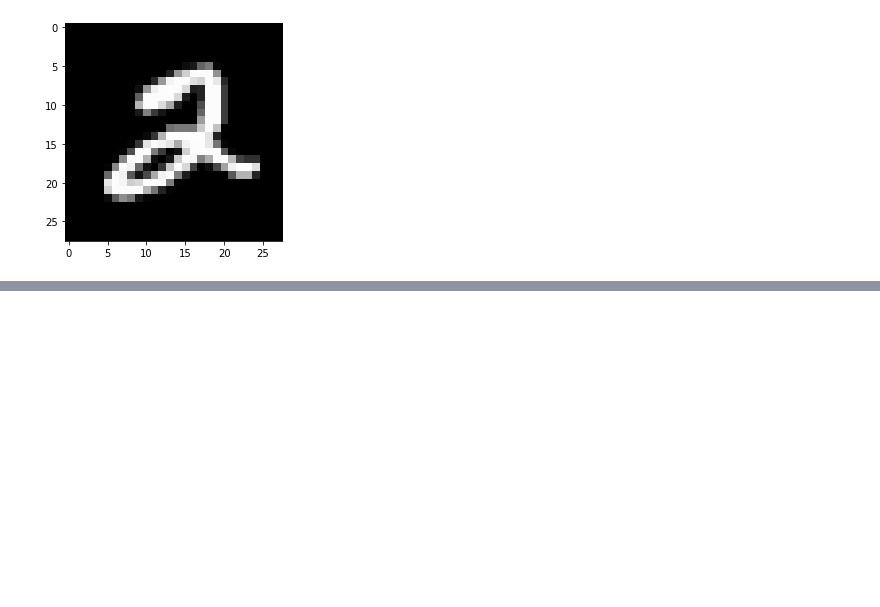
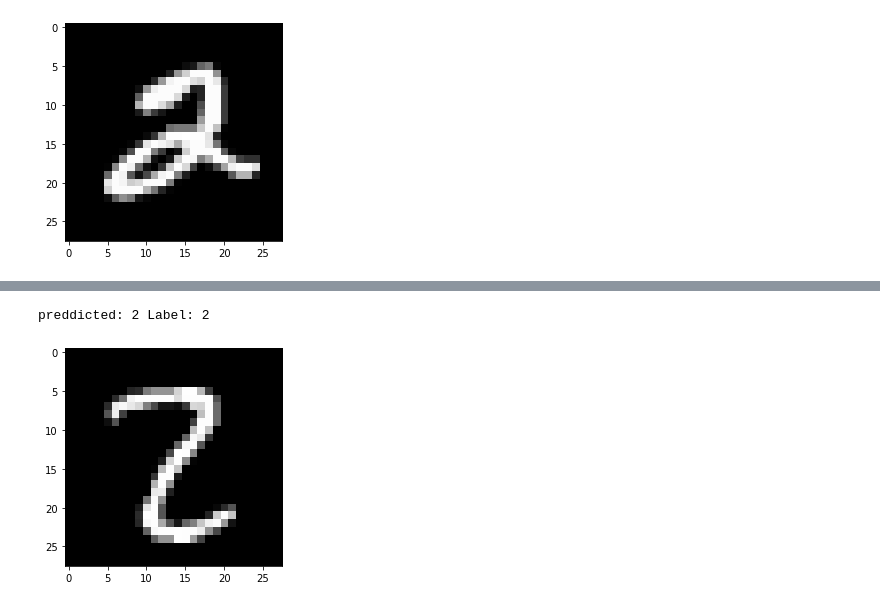
Before and after one commit to Kumaran137/MNIST, a Jupyter notebook: Working with mnist (Non Linear relations).ipynb, the cells around one changed output, grey strips where cells are left out. Drawn from its saved outputs; the diff is of its cells as text; code cells hidden in the pictures; blank space fills up the shorter version.

```diff
--- a/Working with mnist (Non Linear relations).ipynb
+++ b/Working with mnist (Non Linear relations).ipynb
@@ -119,3 +134,10 @@ Epoch[5] ,val_loss:0.0891,val_acc:0.9728
+# %%
+img,lab=test[1839]
+plt.imshow(img[0],cmap="gray")
+print("preddicted:",predict(img,lab),"Label:",lab)
+# %% [output]
+preddicted: 2 Label: 2
+[figure, added]
 # %%
 torch.save(model.state_dict(),"Working with MNIST(Non Linear relations).pth")
 # %%
```
Also changed, not shown: parts of 7 cells of this notebook, 1 other file.
